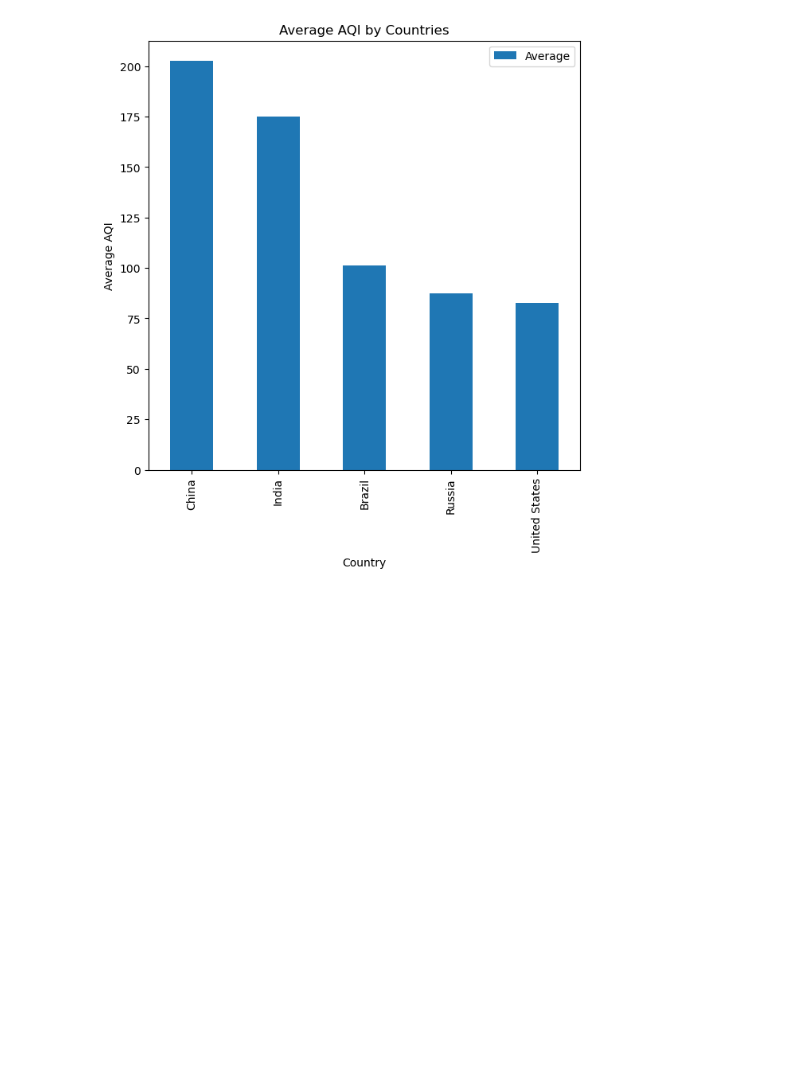
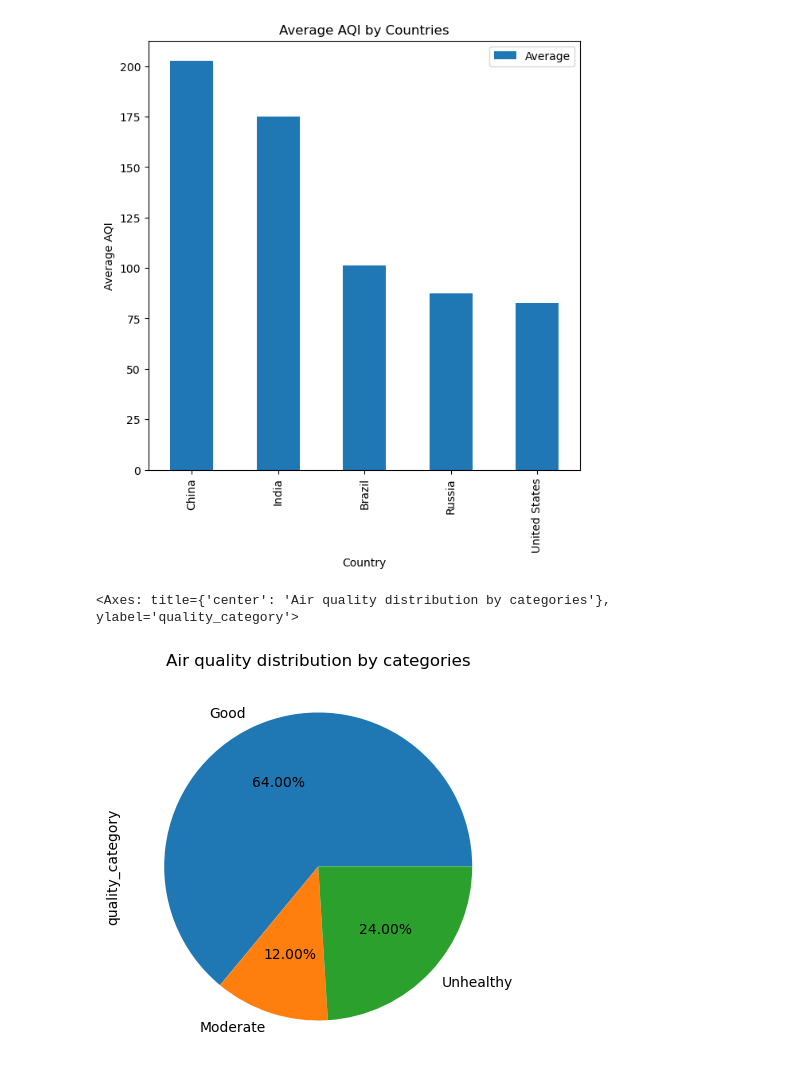
Before and after one commit to kiya69/mjtads, a Jupyter notebook: assets/assignments/programming_data_processing/Assignment-1.ipynb, the cells around one changed output. Drawn from its saved outputs; the diff is of its cells as text; code cells hidden in the pictures; blank space fills up the shorter version.

```diff
--- a/assets/assignments/programming_data_processing/Assignment-1.ipynb
+++ b/assets/assignments/programming_data_processing/Assignment-1.ipynb
@@ -332,8 +334,24 @@ combined          Country  Average
 [figure]
 # %%
 #e) For the year 2021, categorize countries based on their AQI values into:
-
 #  Unhealthy: AQI ≥ 150
 #  Moderate: AQI between 100 and 150
 #  Good: AQI ≤ 100
-# Determine the count of countries in each category and plot a pie chart illustrating the distribution.
+# Determine the count of countries in each category and plot a pie chart illustrating
+# the distribution.
+
+
+UnhealthyFilter = airData["2021"] >= 150
+ModerateFilter = ((airData["2021"] < 150) & (airData["2021"] > 100))
+GoodFilter = airData["2021"] <= 100
+
+airData['quality_category'] = 'Unknown'
+airData.loc[UnhealthyFilter, 'quality_category'] = 'Unhealthy'
+airData.loc[ModerateFilter, 'quality_category'] = 'Moderate'
+airData.loc[GoodFilter, 'quality_category'] = 'Good'
+airData.head(10)
+num_categories = airData.groupby(by="quality_category")["quality_category"].count()
+num_categories.plot(kind = 'pie', title = 'Air quality distribution by categories', figsize = (7,5), autopct='%1.2f%%')
+# %% [output]
+<Axes: title={'center': 'Air quality distribution by categories'}, ylabel='quality_category'>
+[figure, added]
```
Also changed, not shown: parts of 2 cells of this notebook, 1 other file.
